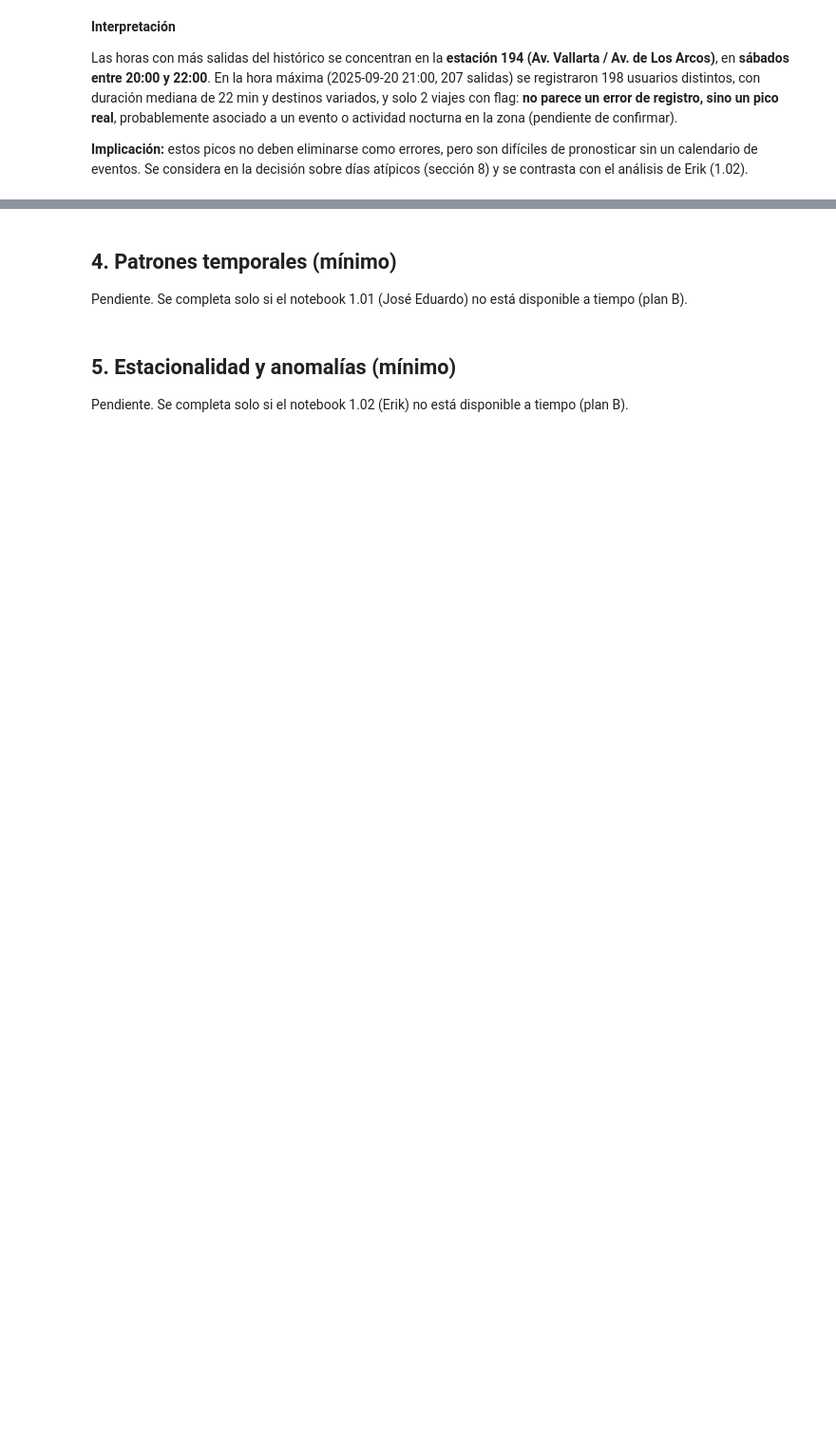
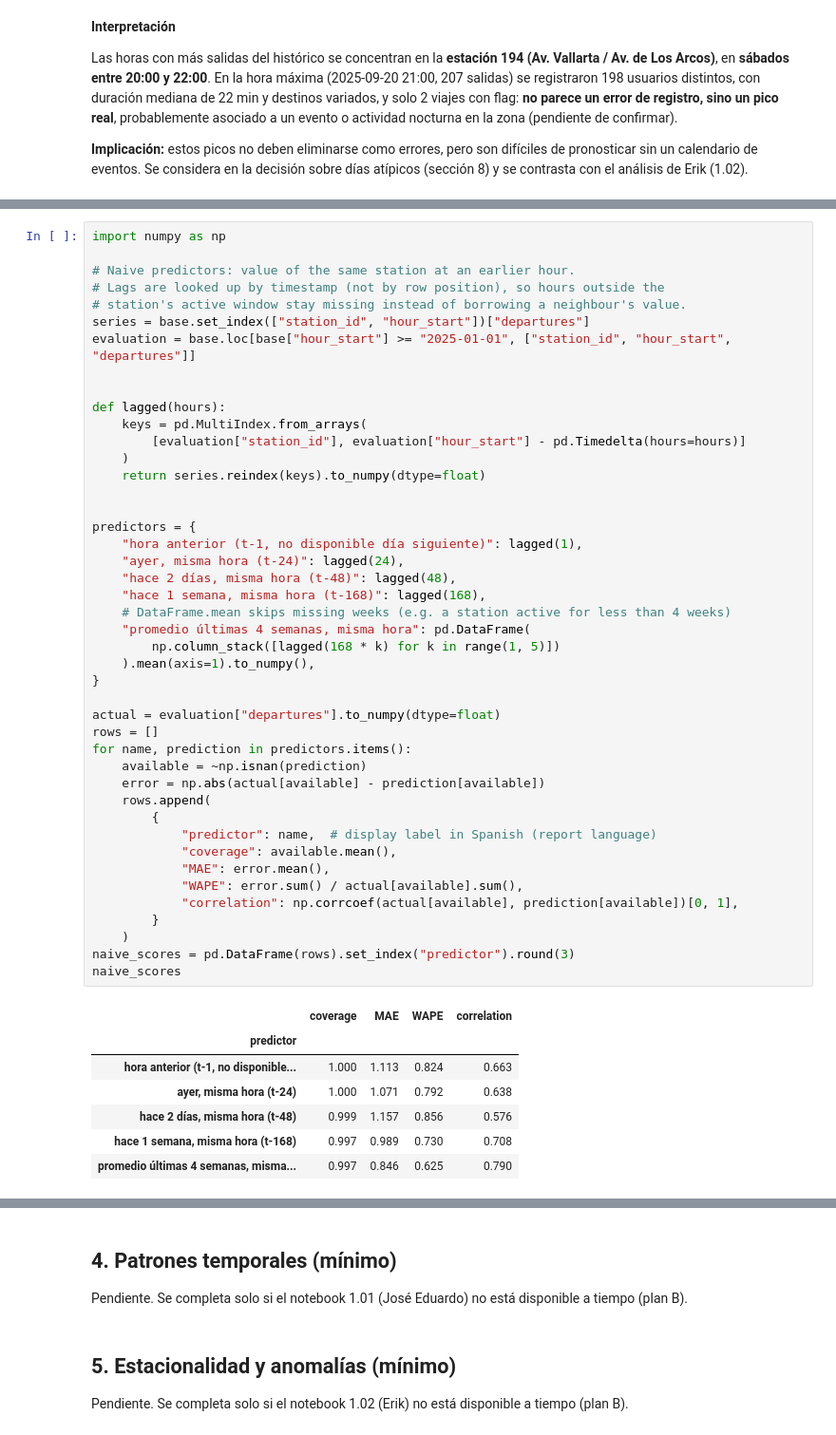
Before and after one commit to LeonardoSantosGrc/MiBici, a Jupyter notebook: notebooks/1.04-lsg-target-integration.ipynb, the cells around one changed output, grey strips where cells are left out. Shown at 95% size. Saved outputs shown, nothing was run; the diff lists cells and outputs as text; blank space fills up the shorter version.

Commit message:
Add problem formulation, lag evidence for prediction contract and 1.03 integration

```diff
--- a/notebooks/1.04-lsg-target-integration.ipynb
+++ b/notebooks/1.04-lsg-target-integration.ipynb
@@ -283,0 +424,52 @@ Las horas con más salidas del histórico se concentran en la **estación 194 (A
+# %%
+import numpy as np
+
+# Naive predictors: value of the same station at an earlier hour.
+# Lags are looked up by timestamp (not by row position), so hours outside the
+# station's active window stay missing instead of borrowing a neighbour's value.
+series = base.set_index(["station_id", "hour_start"])["departures"]
+evaluation = base.loc[base["hour_start"] >= "2025-01-01", ["station_id", "hour_start", "departures"]]
+
+
+def lagged(hours):
+    keys = pd.MultiIndex.from_arrays(
+        [evaluation["station_id"], evaluation["hour_start"] - pd.Timedelta(hours=hours)]
+    )
+    return series.reindex(keys).to_numpy(dtype=float)
+
+
+predictors = {
+    "hora anterior (t-1, no disponible día siguiente)": lagged(1),
+    "ayer, misma hora (t-24)": lagged(24),
+    "hace 2 días, misma hora (t-48)": lagged(48),
+    "hace 1 semana, misma hora (t-168)": lagged(168),
+    # DataFrame.mean skips missing weeks (e.g. a station active for less than 4 weeks)
+    "promedio últimas 4 semanas, misma hora": pd.DataFrame(
+        np.column_stack([lagged(168 * k) for k in range(1, 5)])
+    ).mean(axis=1).to_numpy(),
+}
+
+actual = evaluation["departures"].to_numpy(dtype=float)
+rows = []
+for name, prediction in predictors.items():
+    available = ~np.isnan(prediction)
+    error = np.abs(actual[available] - prediction[available])
+    rows.append(
+        {
+            "predictor": name,  # display label in Spanish (report language)
+            "coverage": available.mean(),
+            "MAE": error.mean(),
+            "WAPE": error.sum() / actual[available].sum(),
+            "correlation": np.corrcoef(actual[available], prediction[available])[0, 1],
+        }
+    )
+naive_scores = pd.DataFrame(rows).set_index("predictor").round(3)
+naive_scores
+# %% [output]
+|  | coverage | MAE | WAPE | correlation |
+| predictor |  |  |  |  |
+| hora anterior (t-1, no disponible... | 1.000 | 1.113 | 0.824 | 0.663 |
+| ayer, misma hora (t-24) | 1.000 | 1.071 | 0.792 | 0.638 |
+| hace 2 días, misma hora (t-48) | 0.999 | 1.157 | 0.856 | 0.576 |
+| hace 1 semana, misma hora (t-168) | 0.997 | 0.989 | 0.730 | 0.708 |
+| promedio últimas 4 semanas, misma... | 0.997 | 0.846 | 0.625 | 0.790 |
```
Also changed, not shown: parts of 24 cells of this notebook, 1 other file.
